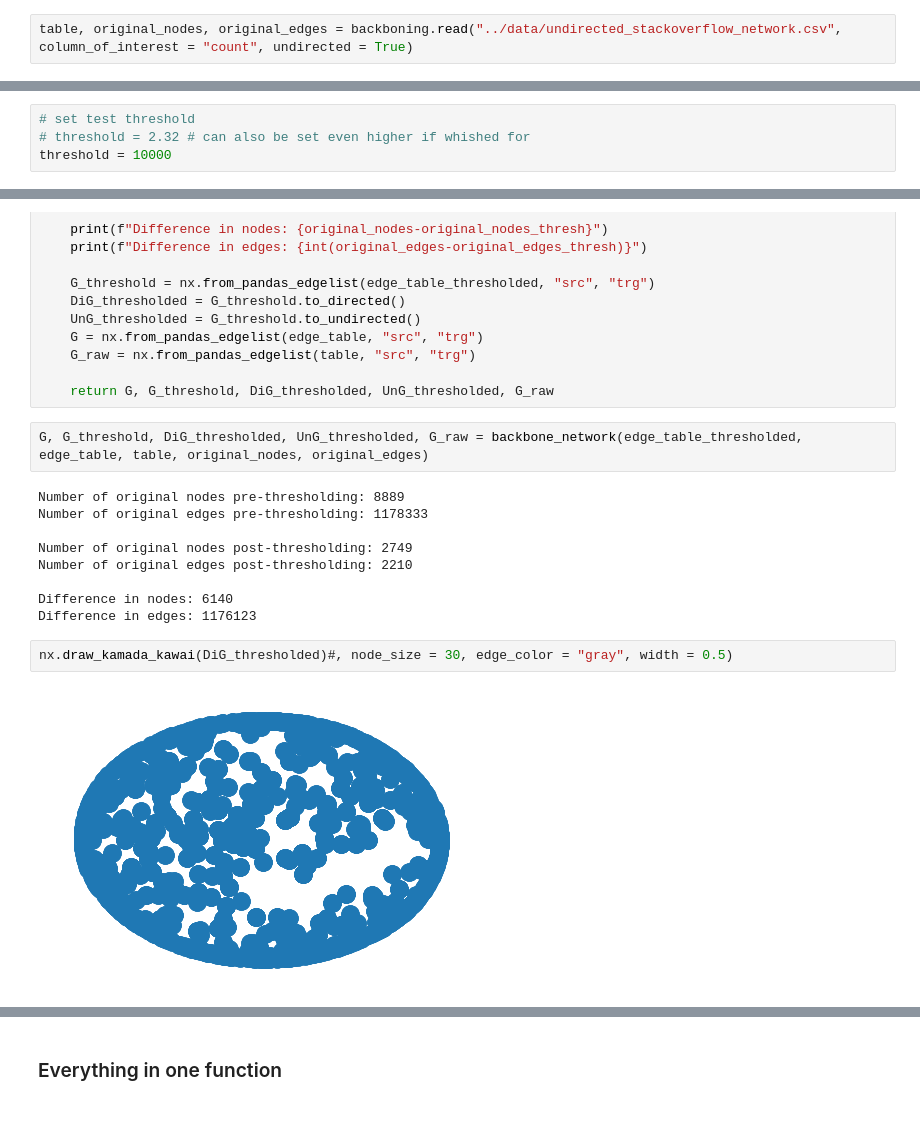
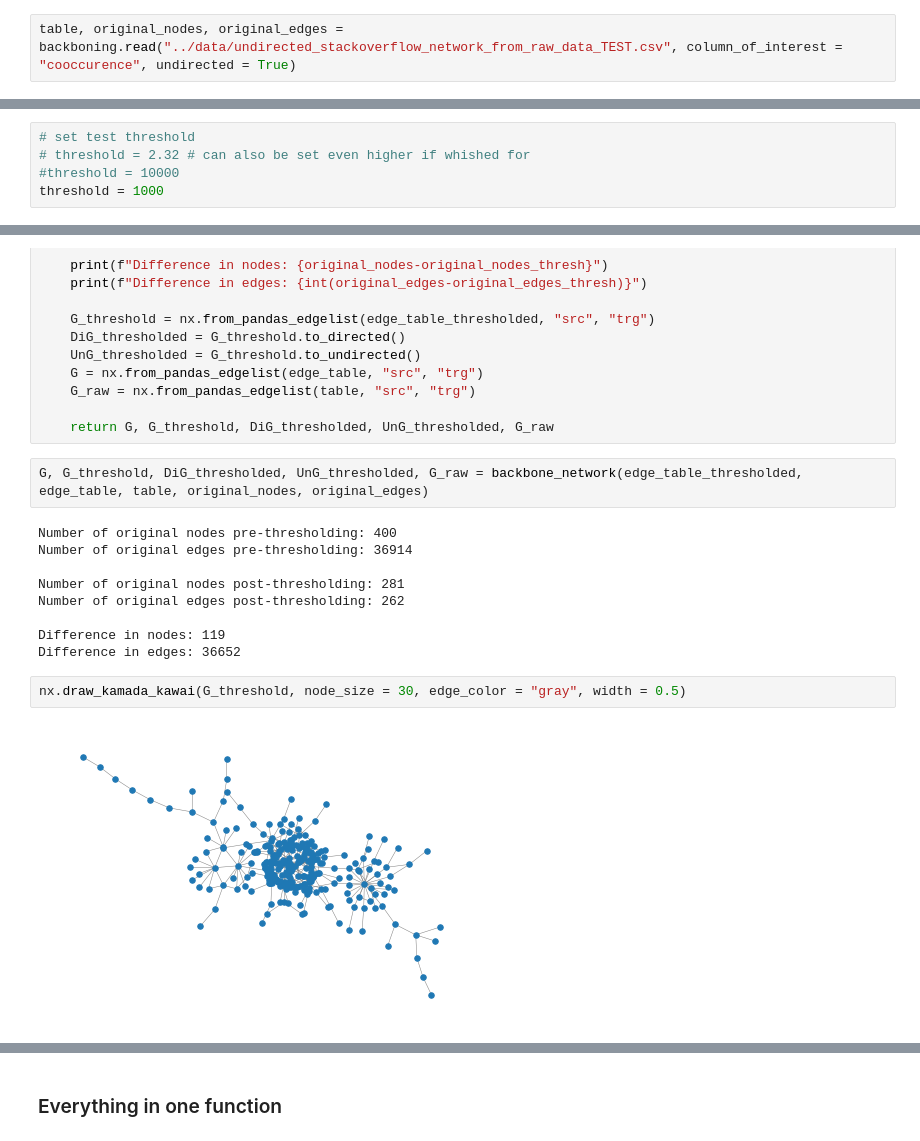
Before and after one commit to QuantomOle/The-Technology-Space-and-Digital-Development, a Jupyter notebook: code_alexandra/Network_stackoverflow-from_raw_data.ipynb, the cells around one changed output, grey strips where cells are left out. Drawn from its saved outputs; the diff is of its cells as text.

Commit message:
Further work on network construction

```diff
--- a/code_alexandra/Network_stackoverflow-from_raw_data.ipynb
+++ b/code_alexandra/Network_stackoverflow-from_raw_data.ipynb
@@ -212,7 +170,7 @@ src_ls == trg_ls, len(src_ls), len(trg_ls) # target and source list are the same
 # %% [markdown]
 ## Perform backboning
 # %%
-table, original_nodes, original_edges = backboning.read("../data/undirected_stackoverflow_network.csv", column_of_interest = "count", undirected = True)
+table, original_nodes, original_edges = backboning.read("../data/undirected_stackoverflow_network_from_raw_data_TEST.csv", column_of_interest = "cooccurence", undirected = True)
 # %%
 table.head()
 # %% [output]
@@ -251,7 +209,8 @@ from the paper [p. 429]: “common values of δ are 1.28, 1.64, and 2.32, which
 # %%
 # set test threshold
 # threshold = 2.32 # can also be set even higher if whished for
-threshold = 10000
+#threshold = 10000
+threshold = 1000
 # %%
 # function from Coscia
 def thresholding(table, threshold):
@@ -332,15 +291,15 @@ def backbone_network(edge_table_thresholded, edge_table, table, original_nodes,
 # %%
 G, G_threshold, DiG_thresholded, UnG_thresholded, G_raw = backbone_network(edge_table_thresholded, edge_table, table, original_nodes, original_edges)
 # %% [output]
-Number of original nodes pre-thresholding: 8889
-Number of original edges pre-thresholding: 1178333
+Number of original nodes pre-thresholding: 400
+Number of original edges pre-thresholding: 36914
 
-Number of original nodes post-thresholding: 2749
-Number of original edges post-thresholding: 2210
+Number of original nodes post-thresholding: 281
+Number of original edges post-thresholding: 262
 
-Difference in nodes: 6140
-Difference in edges: 1176123
+Difference in nodes: 119
+Difference in edges: 36652
 # %%
-nx.draw_kamada_kawai(DiG_thresholded)#, node_size = 30, edge_color = "gray", width = 0.5)
+nx.draw_kamada_kawai(G_threshold, node_size = 30, edge_color = "gray", width = 0.5)
 # %% [output]
-[figure, old version]
+[figure, new version]
```
Also changed, not shown: parts of 58 cells of this notebook, 4 other files.
